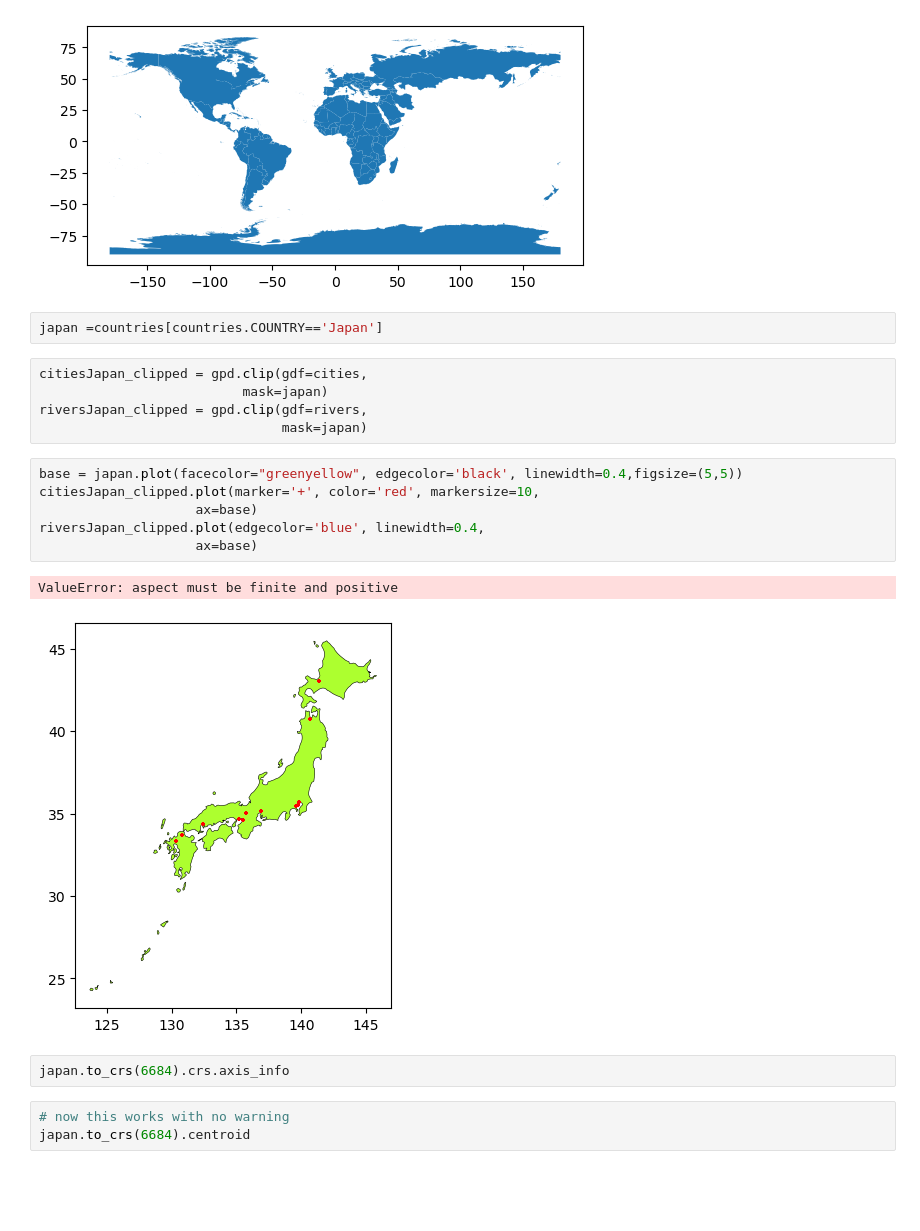
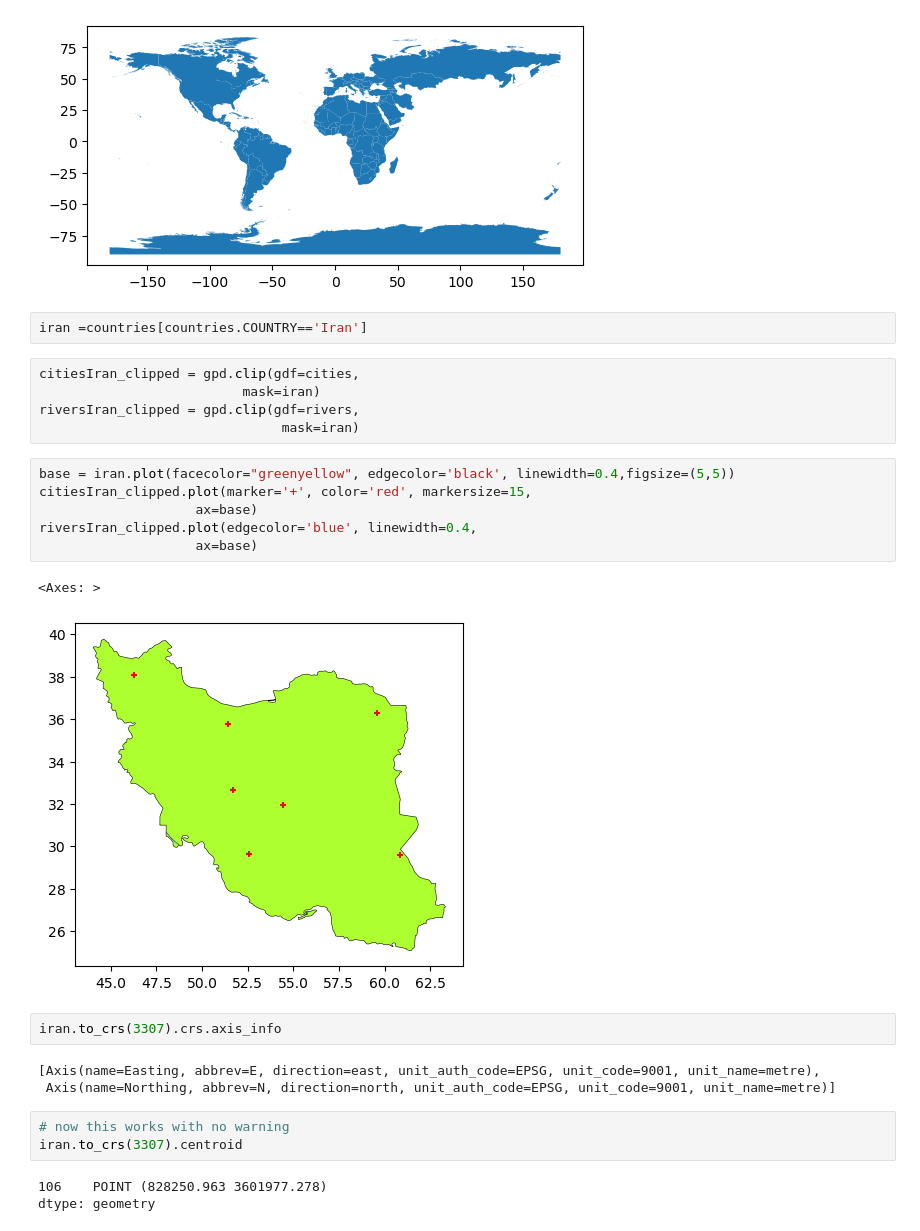
Before and after one commit to SeaWaterProject/Japan, a Jupyter notebook: Final.ipynb, the cells around one changed output. Saved outputs shown, nothing was run; the diff lists cells and outputs as text; blank space fills up the shorter version.

Commit message:
iran

```diff
--- a/Final.ipynb
+++ b/Final.ipynb
@@ -35,26 +35,32 @@ countries.cx[:50,:50].plot()
 <Axes: >
 [figure]
 # %%
-japan =countries[countries.COUNTRY=='Japan']
+iran =countries[countries.COUNTRY=='Iran']
 # %%
-citiesJapan_clipped = gpd.clip(gdf=cities,
-                          mask=japan)
-riversJapan_clipped = gpd.clip(gdf=rivers,
-                               mask=japan)
+citiesIran_clipped = gpd.clip(gdf=cities,
+                          mask=iran)
+riversIran_clipped = gpd.clip(gdf=rivers,
+                               mask=iran)
 # %%
-base = japan.plot(facecolor="greenyellow", edgecolor='black', linewidth=0.4,figsize=(5,5))
-citiesJapan_clipped.plot(marker='+', color='red', markersize=10,
+base = iran.plot(facecolor="greenyellow", edgecolor='black', linewidth=0.4,figsize=(5,5))
+citiesIran_clipped.plot(marker='+', color='red', markersize=15,
                     ax=base)
-riversJapan_clipped.plot(edgecolor='blue', linewidth=0.4,
+riversIran_clipped.plot(edgecolor='blue', linewidth=0.4,
                     ax=base)
 # %% [output]
-ValueError: aspect must be finite and positive
+<Axes: >
-[figure, old version]
+[figure, new version]
 # %%
-japan.to_crs(6684).crs.axis_info
+iran.to_crs(3307).crs.axis_info
+# %% [output]
+[Axis(name=Easting, abbrev=E, direction=east, unit_auth_code=EPSG, unit_code=9001, unit_name=metre),
+ Axis(name=Northing, abbrev=N, direction=north, unit_auth_code=EPSG, unit_code=9001, unit_name=metre)]
 # %%
 # now this works with no warning
-japan.to_crs(6684).centroid
+iran.to_crs(3307).centroid
+# %% [output]
+106    POINT (828250.963 3601977.278)
+dtype: geometry
 # %%
 # replotting:
 
```
Also changed, not shown: parts of 25 cells of this notebook, 2 other files.
